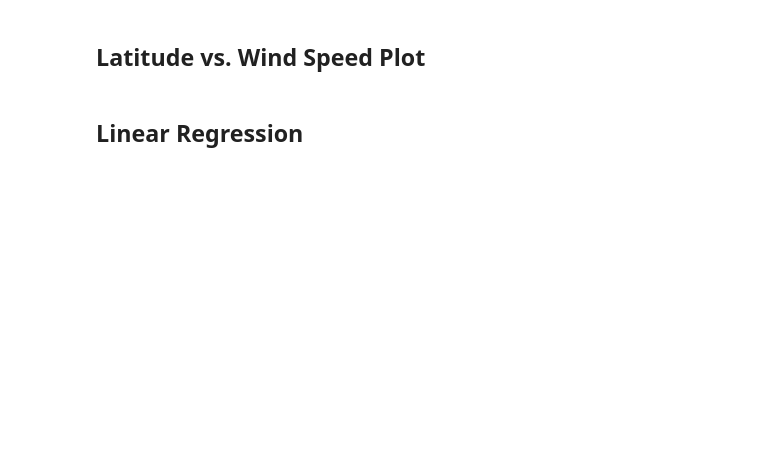
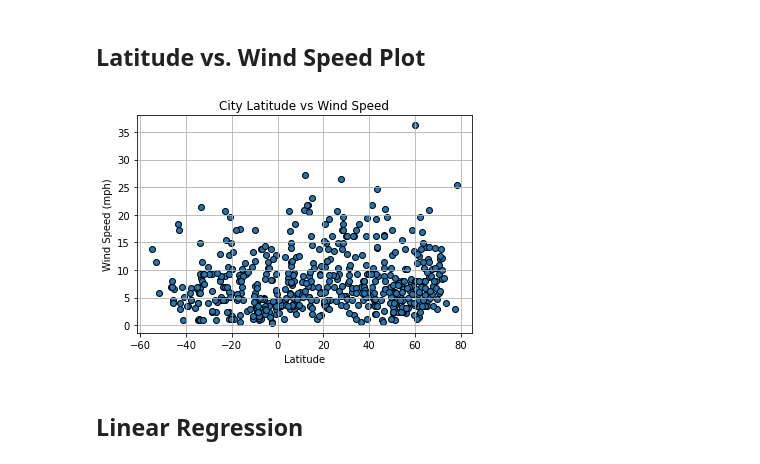
Before and after one commit to abhikenobi/API-Challenge, a Jupyter notebook: Part 1 WeatherPy.ipynb, the cells around one changed output. Cells and saved outputs as stored; diff of their text form; code cells hidden in the pictures; blank space fills up the shorter version.

```diff
--- a/Part 1 WeatherPy.ipynb
+++ b/Part 1 WeatherPy.ipynb
@@ -307,4 +334,14 @@ cities_df.describe()
 # %% [markdown]
 ## Latitude vs. Wind Speed Plot
+# %%
+plt.scatter(cities_df["Latitude"], cities_df["Wind Speed"], edgecolor="black")
+plt.grid()
+plt.title("City Latitude vs Wind Speed")
+plt.xlabel("Latitude")
+plt.ylabel("Wind Speed (mph)")
+plt.savefig("Images/lat-vs-windspeed.png")
+plt.show()
+# %% [output]
+[figure, added]
 # %% [markdown]
 ## Linear Regression
```
Also changed, not shown: parts of 21 cells of this notebook, 14 other files.
